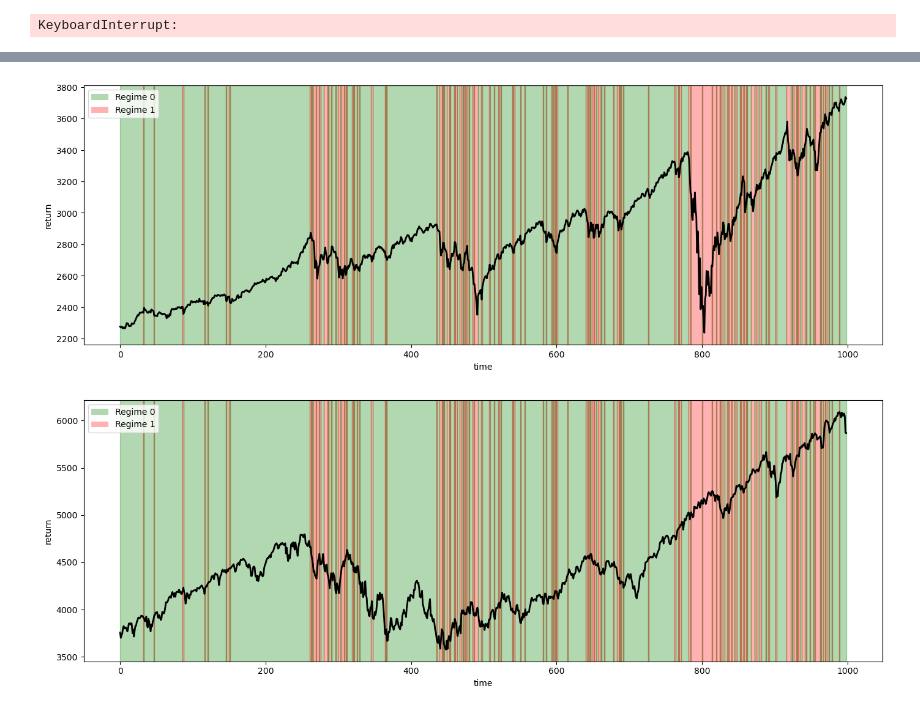
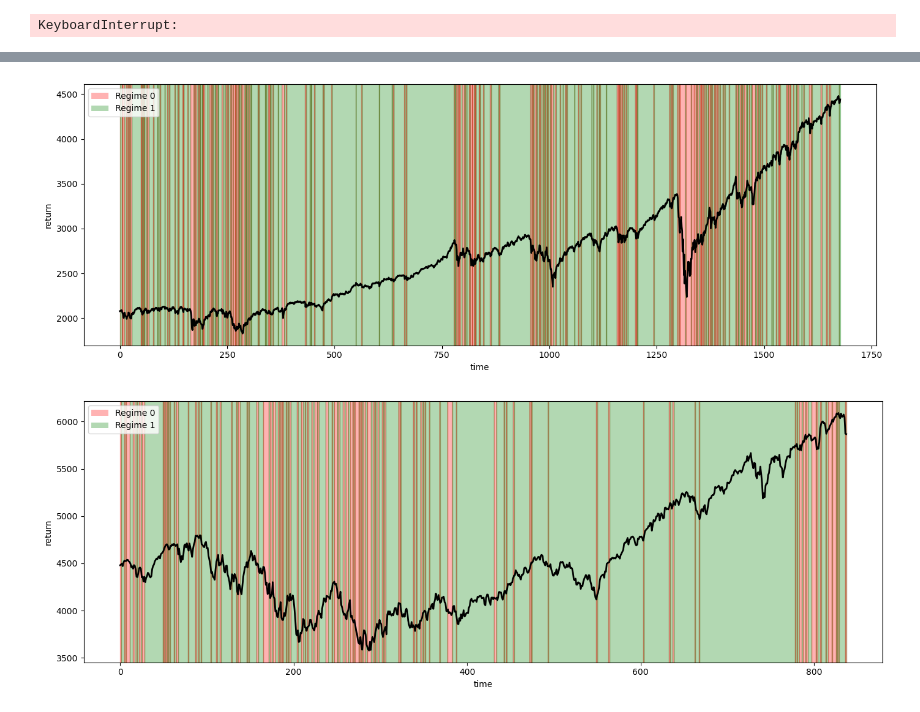
Before and after one commit to Lorenzolanzini/HMM, a Jupyter notebook: HMM_regime_detection/data_reading.ipynb, the cells around one changed output, grey strips where cells are left out. Saved outputs shown, nothing was run; the diff lists cells and outputs as text; code cells hidden in the pictures.

Commit message:
continuing with student emission

```diff
--- a/HMM_regime_detection/data_reading.ipynb
+++ b/HMM_regime_detection/data_reading.ipynb
@@ -32,12 +63,12 @@ for i in range(15):
     pi = pi/np.sum(pi)
     #emission = emission_model.Discrete_Emission(2, data_obs, 2, B=None)
     gauss_params = np.array([
-    [0.002, 0.01],  # state 0
-    [-0.02, 0.01],  # state 1
+    [np.random.uniform(-0.05, 0.05), np.random.uniform(-0.01, 0.01)],  # state 0
+    [np.random.uniform(-0.05, 0.05), np.random.uniform(-0.01, 0.01)],  # state 1
 ])
     emission = emission_model.Gaussian_Emission(2, data_obs, gauss_params=gauss_params)
     HMM = hmm.Hmm(2, 2, emission, pi, A=None)
-    err.append(HMM.Baum_Welch_algorithm(data_obs, N_max=150, eps=1e-8))
+    err.append(HMM.Baum_Welch_algorithm(data_obs, N_max=35, eps=1e-8))
     HMM_list.append(HMM)
 err = np.array(err)
 # %% [output]
@@ -47,5 +78,5 @@ import matplotlib.pyplot as plt
 
 for i in range(15):
 
-    plt.plot(range(1, np.array(err).shape[1]-1), np.array(err)[i, 2:], marker='o')
+    plt.plot(range(1, np.array(err).shape[1]-1), np.array(err)[i, 2:])
 # %% [output]
@@ -53,3 +84,9 @@ for i in range(15):
 # %%
 print(HMM_list[-1].emission.gauss_params)
+
+if HMM_list[-1].emission.gauss_params[0, 0] <0:
+    colors = ['red', 'green']
+
+else:
+    colors=colors = ['green', 'red']
 # %% [output]
@@ -72,7 +109,7 @@ import numpy as np
 
 def plot_regimes(dates,prices, hidden_states, n_states):
 
-    colors = ['green', 'red']  # un colore per stato
+
 
     fig, ax = plt.subplots(figsize=(14, 5))
 
@@ -108,7 +145,7 @@ HMM.best_seqs[0, :].shape
 # %%
-dates = [i for i in range(999)]
+dates = [i for i in range(final_train - init_train +1)]
 
-plot_regimes(dates[:], np.array(df['S&P500'])[-2000:-1001], HMM.best_seqs[0, :] , n_states=2)
+plot_regimes(dates[:], np.array(df['S&P500'])[init_train:final_train+1], HMM.best_seqs[0, :] , n_states=2)
 # %% [output]
-[figure, old version]
+[figure, new version]
 # %%
@@ -116,10 +153,10 @@ data_obs_test=np.array(returns).reshape(1, -1)[:, -1000:]
 HMM.Viterbi(data_obs_test)
 # %%
-dates = [i for i in range(999)]
+dates = [i for i in range(final_test-init_test)]
 
-plot_regimes(dates[:], np.array(df['S&P500'])[-1000:-1], HMM.best_seqs[0, :] , n_states=2)
+plot_regimes(dates[:], np.array(df['S&P500'])[init_test:final_test], HMM.best_seqs[0, :] , n_states=2)
 # %% [output]
-[figure, old version]
+[figure, new version]
 # %%
 test_likelihood = HMM.compute_likelihood(data_obs_test)
 # %%
```
Also changed, not shown: parts of 11 cells of this notebook, 1 other file.
